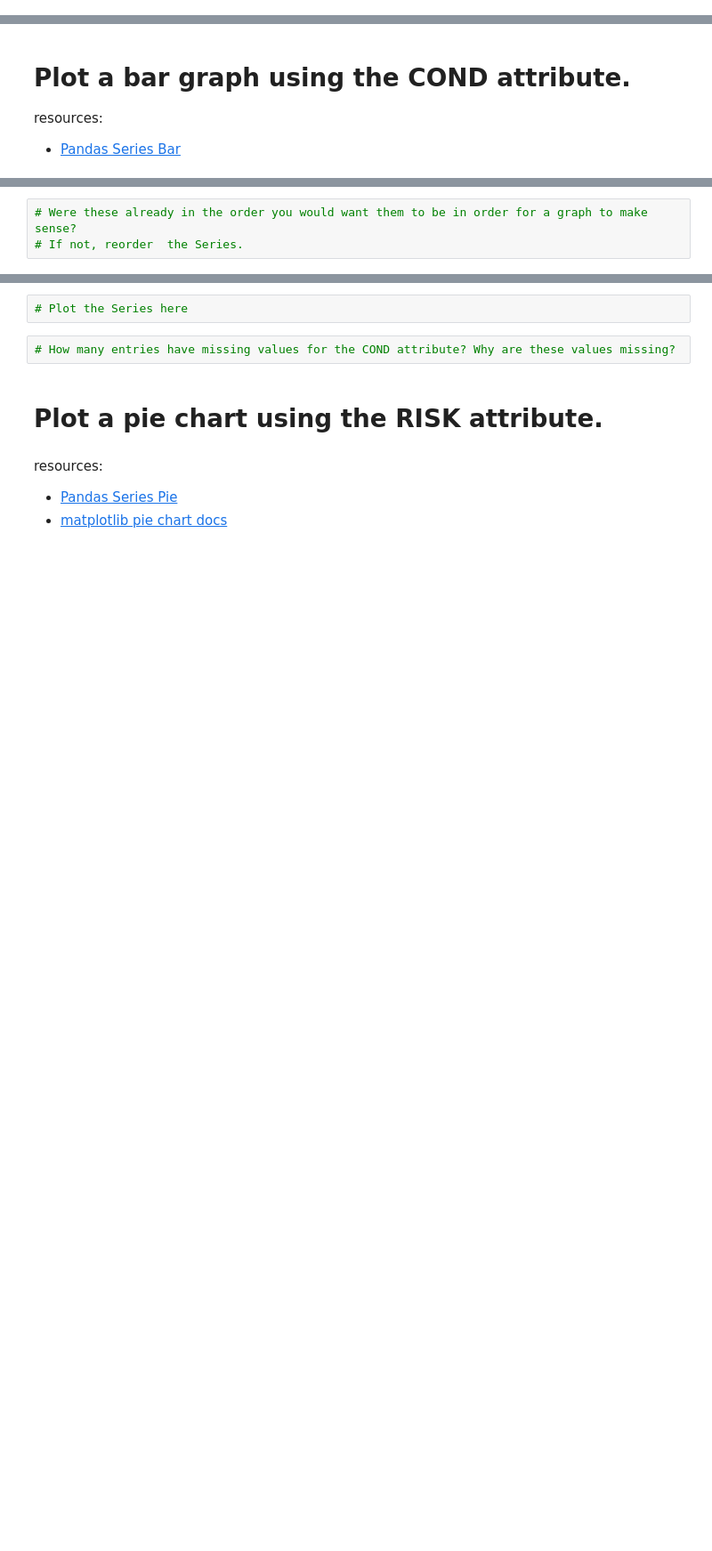
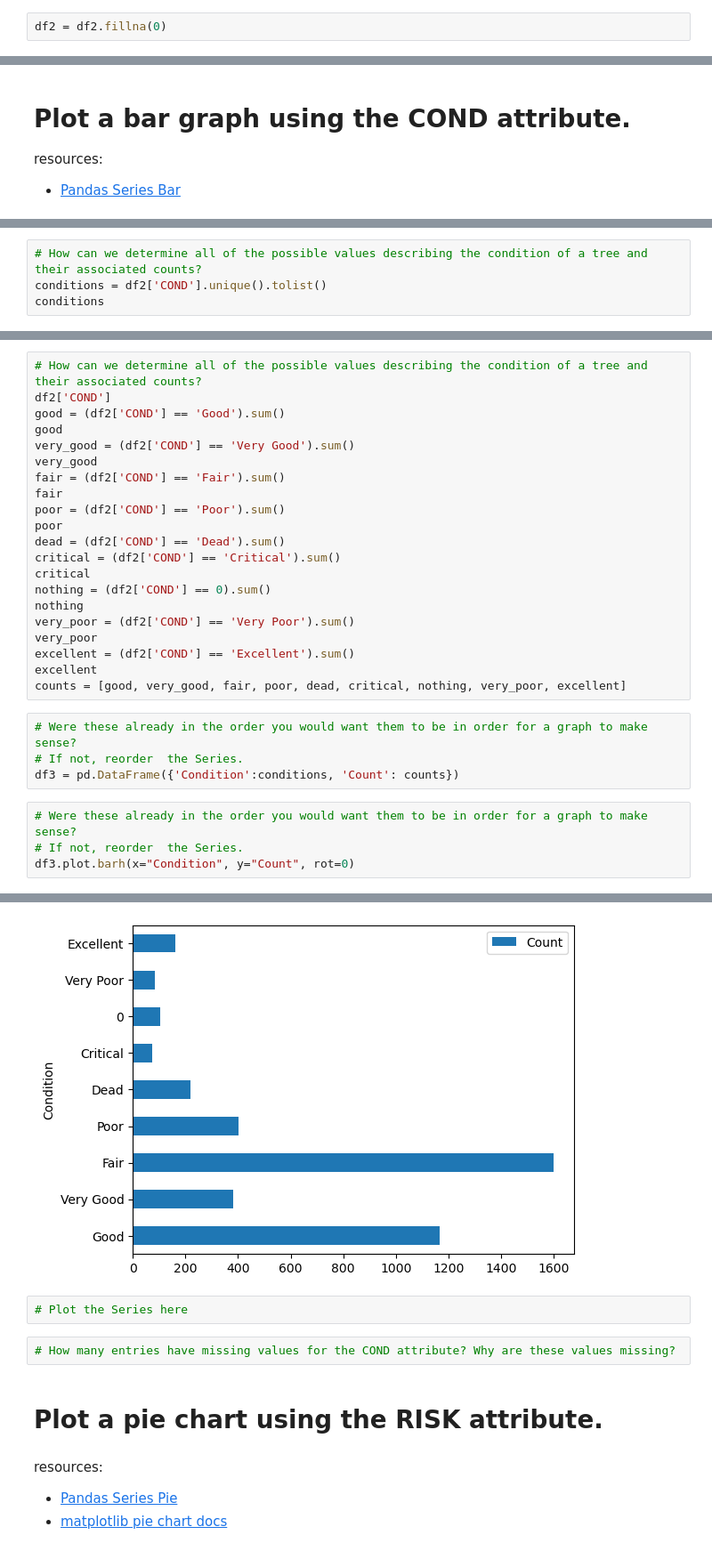
Before and after one commit to imirransom/DataEngineering.Labs.CityOfNewarkDETreeSurvey, a Jupyter notebook: data/newark_de_tree_survey-checkpoint.ipynb, the cells around one changed output, grey strips where cells are left out. Shown at 89% size. Saved outputs shown, nothing was run; the diff lists cells and outputs as text; blank space fills up the shorter version.

Commit message:
reworked the data and then bar graphed it

```diff
--- a/data/newark_de_tree_survey-checkpoint.ipynb
+++ b/data/newark_de_tree_survey-checkpoint.ipynb
@@ -167,6 +167,8 @@ The data narrative specifies the following:
 "A total of 4,193 sites were inventoried, including 4,087 trees, 100 stumps, and 6 vacant planting sites"
 
 Earlier, we were able to validate the total number of entries in the DataFrame. Let's now dig in a bit deeper and validate the stumps and vacant planting sites.
+# %%
+df2 = df2.fillna(0)
 # %%
 df2.info()
 # %% [output]
@@ -231,0 +250,4 @@ resources:
+# %%
+# How can we determine all of the possible values describing the condition of a tree and their associated counts?
+conditions = df2['COND'].unique().tolist()
+conditions
@@ -232,3 +264,30 @@ resources:
+# %%
+# How can we determine all of the possible values describing the condition of a tree and their associated counts?
+df2['COND']
+good = (df2['COND'] == 'Good').sum()
+good
+very_good = (df2['COND'] == 'Very Good').sum()
+very_good
+fair = (df2['COND'] == 'Fair').sum()
+fair
+poor = (df2['COND'] == 'Poor').sum()
+poor
+dead = (df2['COND'] == 'Dead').sum()
+critical = (df2['COND'] == 'Critical').sum()
+critical
+nothing = (df2['COND'] == 0).sum()
+nothing
+very_poor = (df2['COND'] == 'Very Poor').sum()
+very_poor
+excellent = (df2['COND'] == 'Excellent').sum()
+excellent
+counts = [good, very_good, fair, poor, dead, critical, nothing, very_poor, excellent]
 # %%
 # Were these already in the order you would want them to be in order for a graph to make sense?
 # If not, reorder  the Series.
+df3 = pd.DataFrame({'Condition':conditions, 'Count': counts})
+# %%
+# Were these already in the order you would want them to be in order for a graph to make sense?
+# If not, reorder  the Series.
+df3.plot.barh(x="Condition", y="Count", rot=0)
+# %% [output]
@@ -235,3 +295,4 @@ resources:
+[figure, added]
 # %%
 # Plot the Series here
 # %%
```
Also changed, not shown: parts of 7 cells of this notebook.
